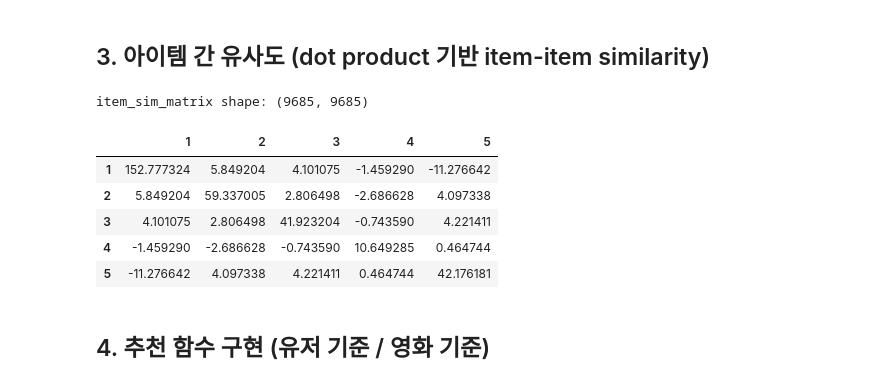
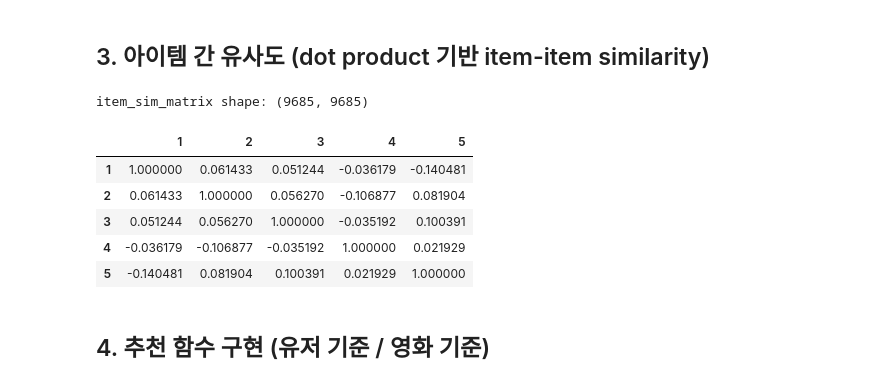
Before and after one commit to wikriwiki/Bigdata_Programing25, a Jupyter notebook: rating_model_v2.ipynb, the cells around one changed output. Cells and saved outputs as stored; diff of their text form; code cells hidden in the pictures.

```diff
--- a/rating_model_v2.ipynb
+++ b/rating_model_v2.ipynb
@@ -244,27 +244,28 @@ item_user_matrix shape: (9685, 610)
 # %% [markdown]
 ## 3. 아이템 간 유사도 (dot product 기반 item-item similarity)
 # %%
-# item-item 유사도 행렬 (dot product)
-#  - sim[i, j] = 영화 i 벡터와 영화 j 벡터의 내적
-item_sim_matrix = np.dot(item_matrix, item_matrix.T)
+from sklearn.metrics.pairwise import cosine_similarity
+# item_matrix : shape = (num_items, num_users)
+# item_ids    : 영화 ID가 들어있는 numpy array
 
-# 확인용 DataFrame (index/columns = movie_id)
+item_sim_matrix = cosine_similarity(item_matrix)
+
 item_sim_df = pd.DataFrame(
-    item_sim_matrix,
+    data=item_sim_matrix,
     index=item_ids,
     columns=item_ids,
 )
 
 print("item_sim_matrix shape:", item_sim_matrix.shape)
 item_sim_df.iloc[:5, :5]
 # %% [output]
 item_sim_matrix shape: (9685, 9685)
 |  | 1 | 2 | 3 | 4 | 5 |
-| 1 | 152.777324 | 5.849204 | 4.101075 | -1.459290 | -11.276642 |
-| 2 | 5.849204 | 59.337005 | 2.806498 | -2.686628 | 4.097338 |
-| 3 | 4.101075 | 2.806498 | 41.923204 | -0.743590 | 4.221411 |
-| 4 | -1.459290 | -2.686628 | -0.743590 | 10.649285 | 0.464744 |
-| 5 | -11.276642 | 4.097338 | 4.221411 | 0.464744 | 42.176181 |
+| 1 | 1.000000 | 0.061433 | 0.051244 | -0.036179 | -0.140481 |
+| 2 | 0.061433 | 1.000000 | 0.056270 | -0.106877 | 0.081904 |
+| 3 | 0.051244 | 0.056270 | 1.000000 | -0.035192 | 0.100391 |
+| 4 | -0.036179 | -0.106877 | -0.035192 | 1.000000 | 0.021929 |
+| 5 | -0.140481 | 0.081904 | 0.100391 | 0.021929 | 1.000000 |
 # %% [markdown]
 ## 4. 추천 함수 구현 (유저 기준 / 영화 기준)
 # %% [markdown]
```
Also changed, not shown: parts of 6 cells of this notebook, 3 other files.
